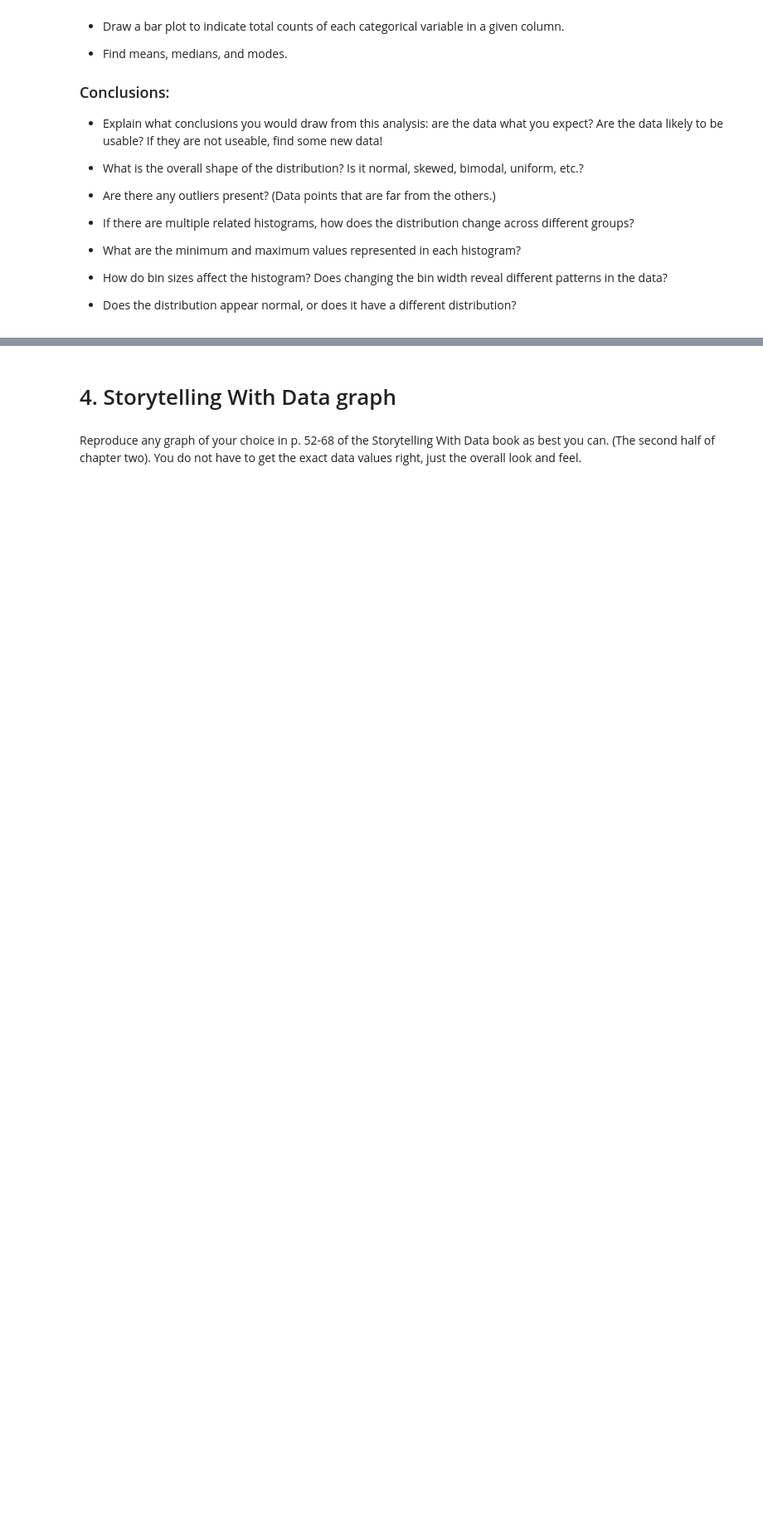
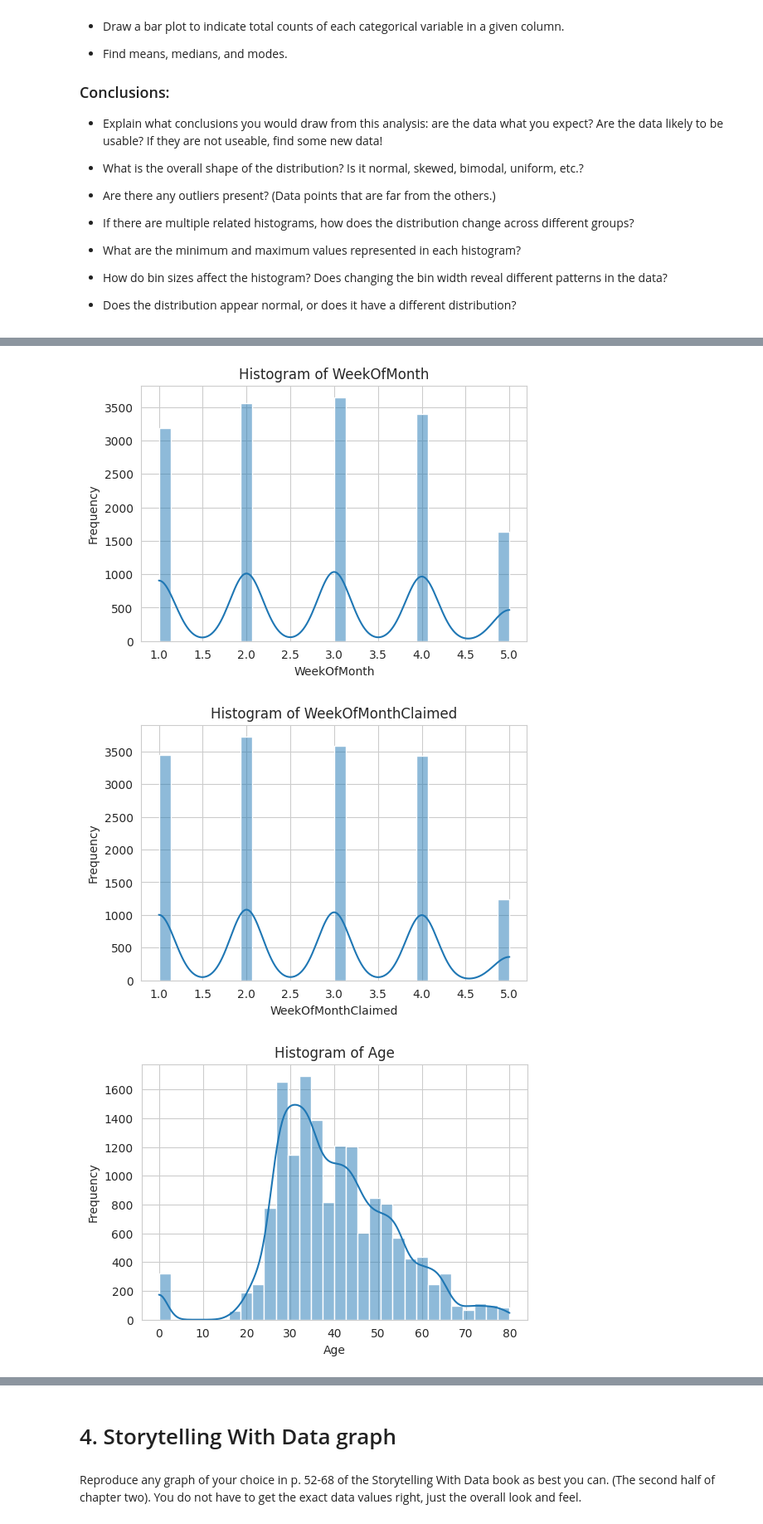
Before and after one commit to KonstantinTc/OMDS-ModB2-Week4-Tcelms-Konstantin, a Jupyter notebook: OMDS-ModB2-Week4-Tcelms-Konstantin.ipynb, the cells around one changed output, grey strips where cells are left out. Shown at 83% size. Drawn from its saved outputs; the diff is of its cells as text; code cells hidden in the pictures; blank space fills up the shorter version.

```diff
--- a/OMDS-ModB2-Week4-Tcelms-Konstantin.ipynb
+++ b/OMDS-ModB2-Week4-Tcelms-Konstantin.ipynb
@@ -61,0 +97,4 @@ This week, you will do the same types of exercises as last week, but you should
+# %%
+# Per findings below, most of the data appears to be categorical, and there are no duplicates or missing values
+fraud_df = pd.read_csv("vehicle_insurance_fraud_detection.csv")
+fraud_df.sum
@@ -61,0 +192,20 @@ This week, you will do the same types of exercises as last week, but you should
+# %%
+# Separate numerical and categorical columns
+numerical_cols = fraud_df.select_dtypes(include=['int64', 'float64']).columns
+categorical_cols = fraud_df.select_dtypes(include=['object']).columns
+
+# Set plot style
+sns.set_style("whitegrid")
+
+# Draw histograms for numerical Columns
+for col in numerical_cols:
+    plt.figure(figsize=(6,4))
+    sns.histplot(fraud_df[col], kde=True, bins=30)
+    plt.title(f"Histogram of {col}")
+    plt.xlabel(col)
+    plt.ylabel("Frequency")
+    plt.show()
+# %% [output]
+[figure, added]
+[figure, added]
+[figure, added]
```
Also changed, not shown: parts of 64 cells of this notebook, 2 other files.
